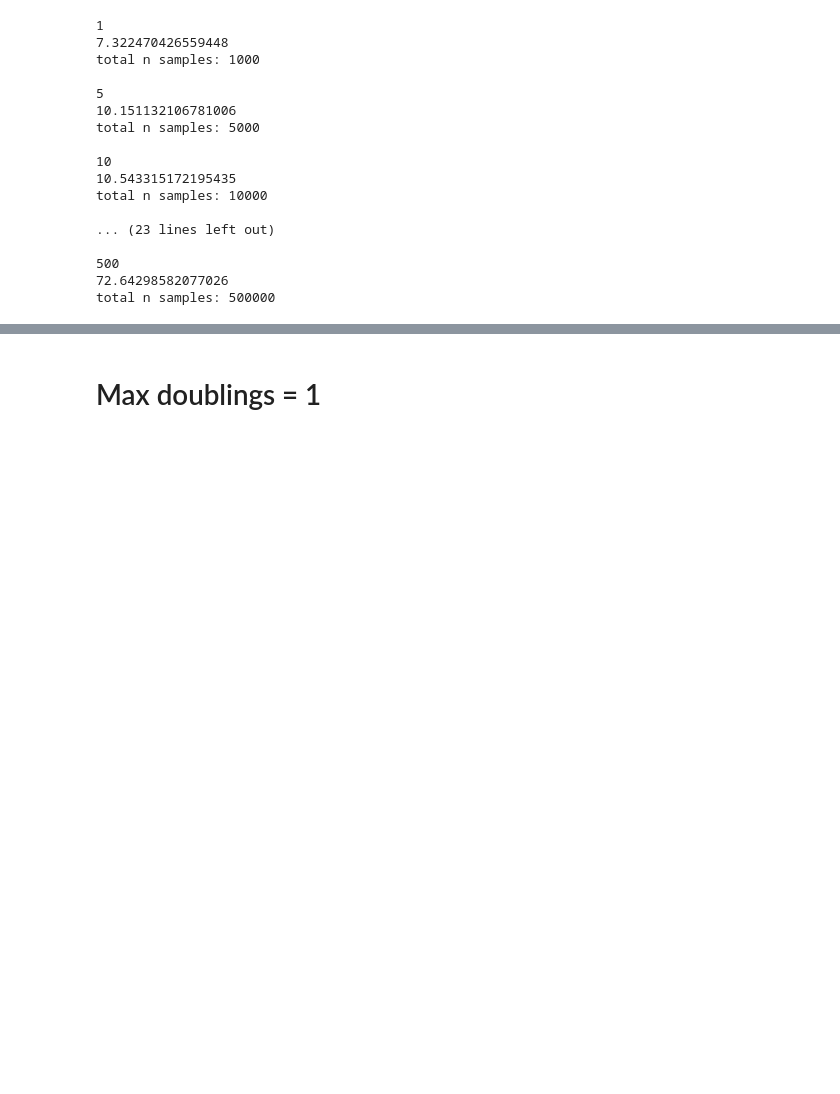
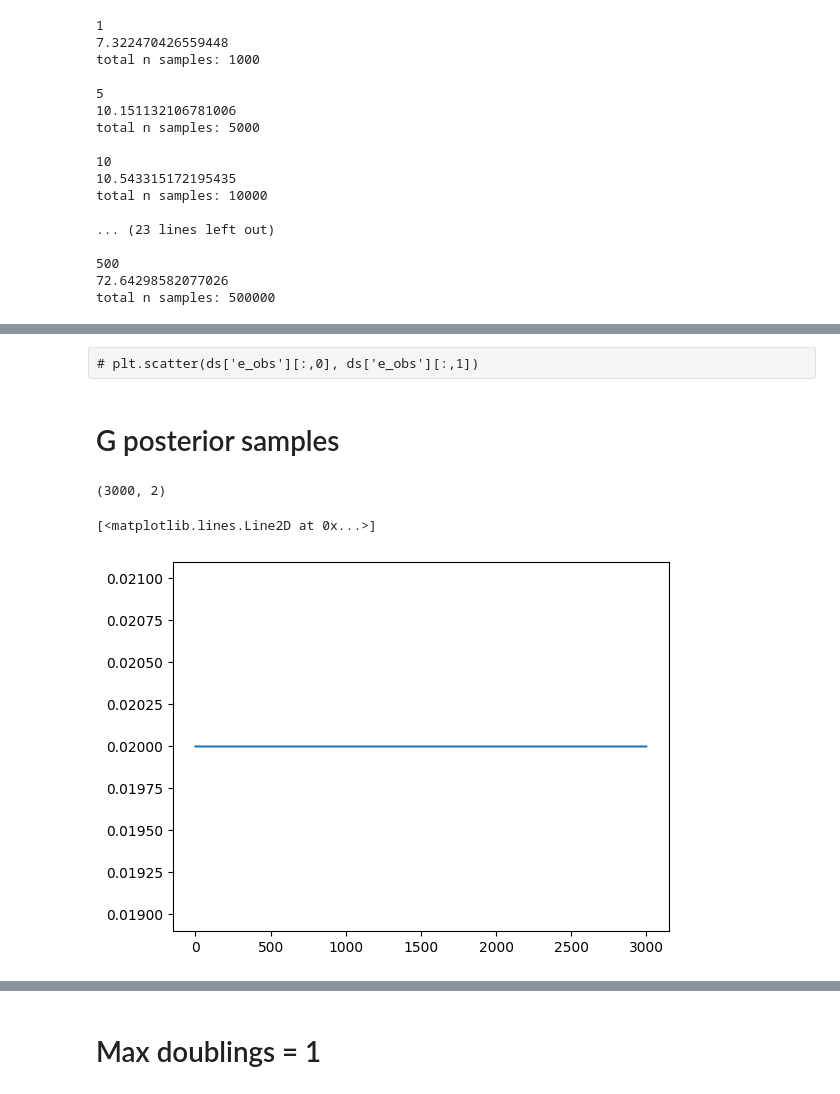
Before and after one commit to LSSTDESC/BPD, a Jupyter notebook: notebooks/summary-results1.ipynb, the cells around one changed output, grey strips where cells are left out. Saved outputs shown, nothing was run; the diff lists cells and outputs as text; code cells hidden in the pictures; blank space fills up the shorter version.

```diff
--- a/notebooks/summary-results1.ipynb
+++ b/notebooks/summary-results1.ipynb
@@ -315,0 +331,4 @@ total n samples: 500000
+# %% [raw]
+# plt.scatter(ds['e_obs'][:,0], ds['e_obs'][:,1])
+# %% [markdown]
+# G posterior samples
@@ -315,0 +338,11 @@ total n samples: 500000
+# %%
+g_samples = jnp.load("/pscratch/sd/i/imendoza/data/cache_chains/g_samples_501_cpu_test3_501.npy")
+# %%
+g_samples.shape
+# %% [output]
+(3000, 2)
+# %%
+plt.plot(g_samples[:, 0])
+# %% [output]
+[<matplotlib.lines.Line2D at 0x...>]
+[figure, added]
```
Also changed, not shown: parts of 6 cells of this notebook.
